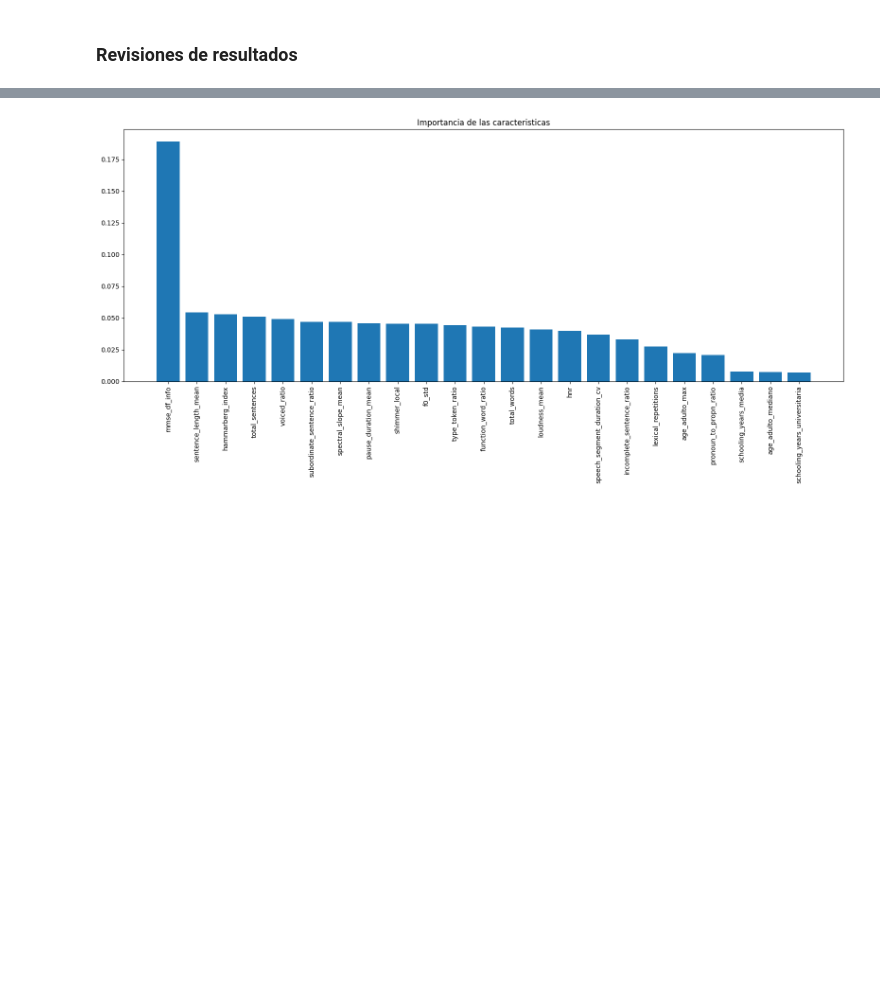
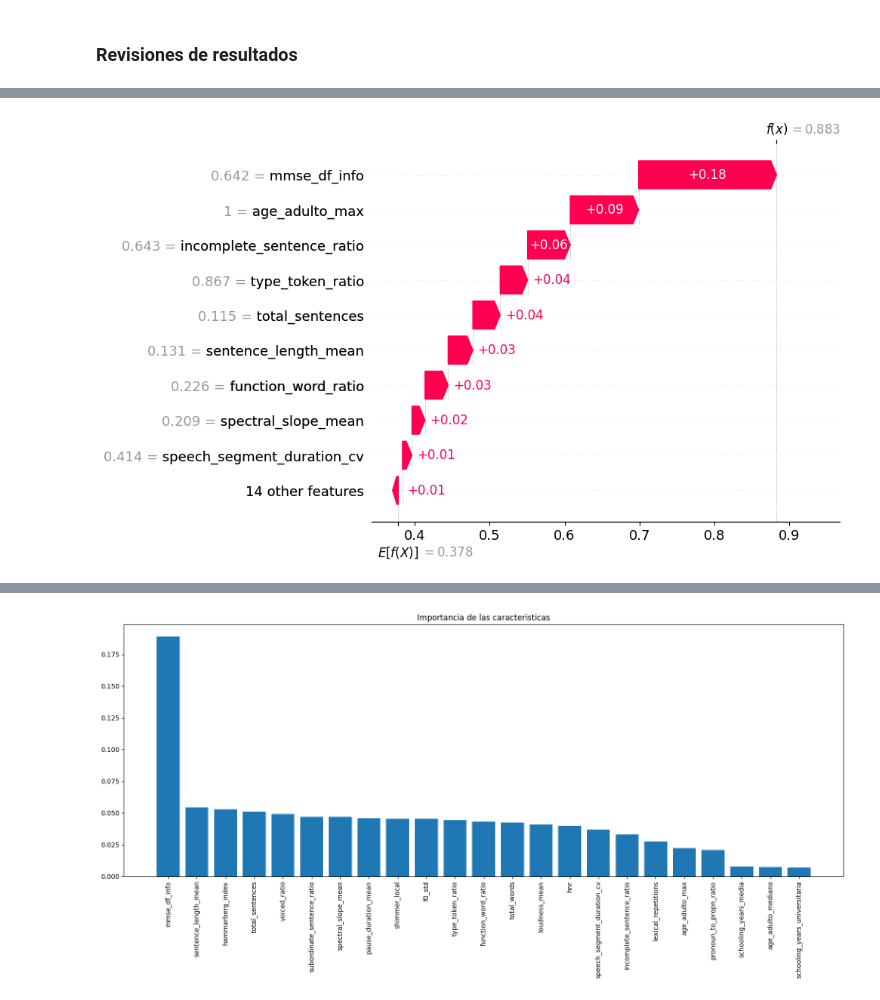
Before and after one commit to Victor-AFT/TFM_Process, a Jupyter notebook: ML_models/Analysis_tfm_spanish.ipynb, the cells around one changed output, grey strips where cells are left out. Cells and saved outputs as stored; diff of their text form; code cells hidden in the pictures; blank space fills up the shorter version.

```diff
--- a/ML_models/Analysis_tfm_spanish.ipynb
+++ b/ML_models/Analysis_tfm_spanish.ipynb
@@ -981,0 +992,6 @@ plt.show()
+# %%
+# Gráfico de cascada
+shap.plots.waterfall(shap_explanation[1])
+plt.show()
+# %% [output]
+[figure, added]
```
Also changed, not shown: parts of 9 cells of this notebook.
